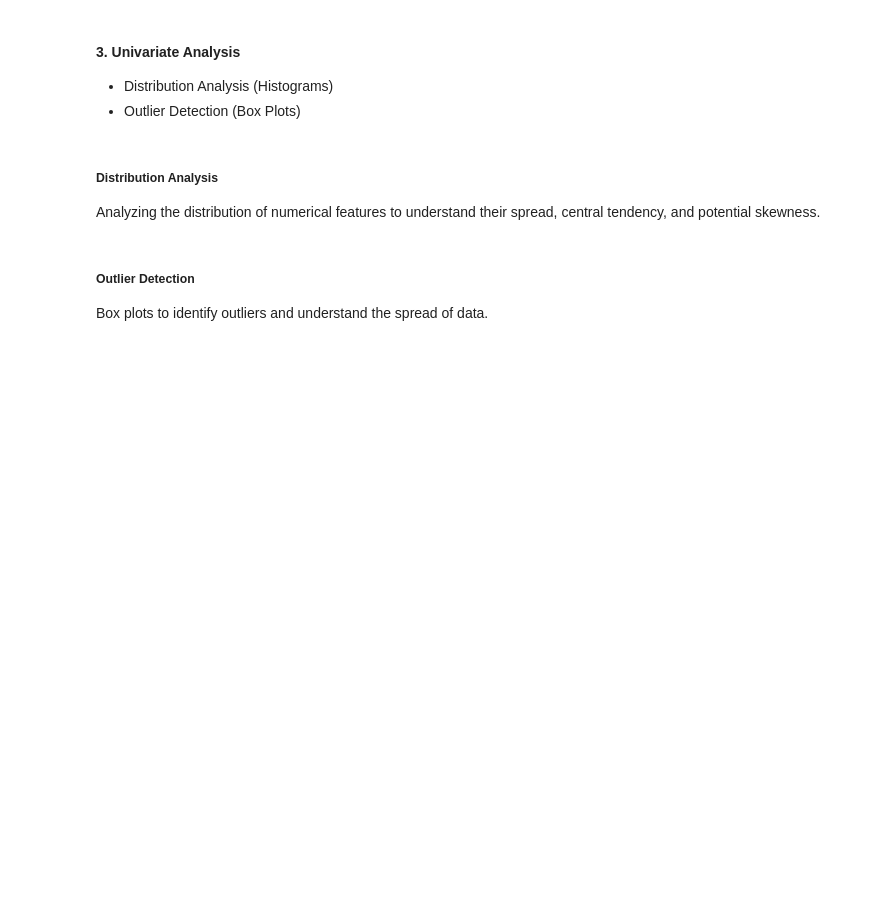
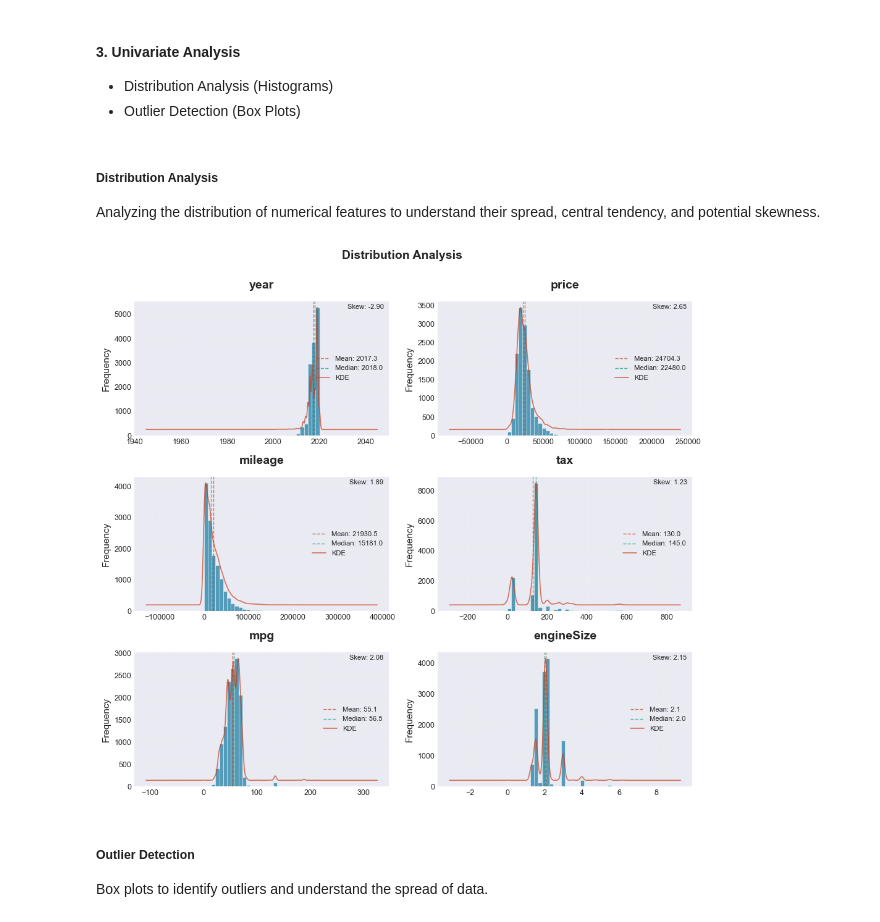
Before and after one commit to ashleysoffian/usecase, a Jupyter notebook: src/regression.ipynb, the cells around one changed output. Drawn from its saved outputs; the diff is of its cells as text; code cells hidden in the pictures; blank space fills up the shorter version.

```diff
--- a/src/regression.ipynb
+++ b/src/regression.ipynb
@@ -64,6 +73,10 @@ df.describe()
 # %% [markdown]
 ##### Distribution Analysis
 Analyzing the distribution of numerical features to understand their spread, central tendency, and potential skewness.
+# %%
+fig = EA.hist_plot(df, combined=True)
+# %% [output]
+[figure, added]
 # %% [markdown]
 ##### Outlier Detection
 
```
Also changed, not shown: parts of 5 cells of this notebook, 1 other file.
